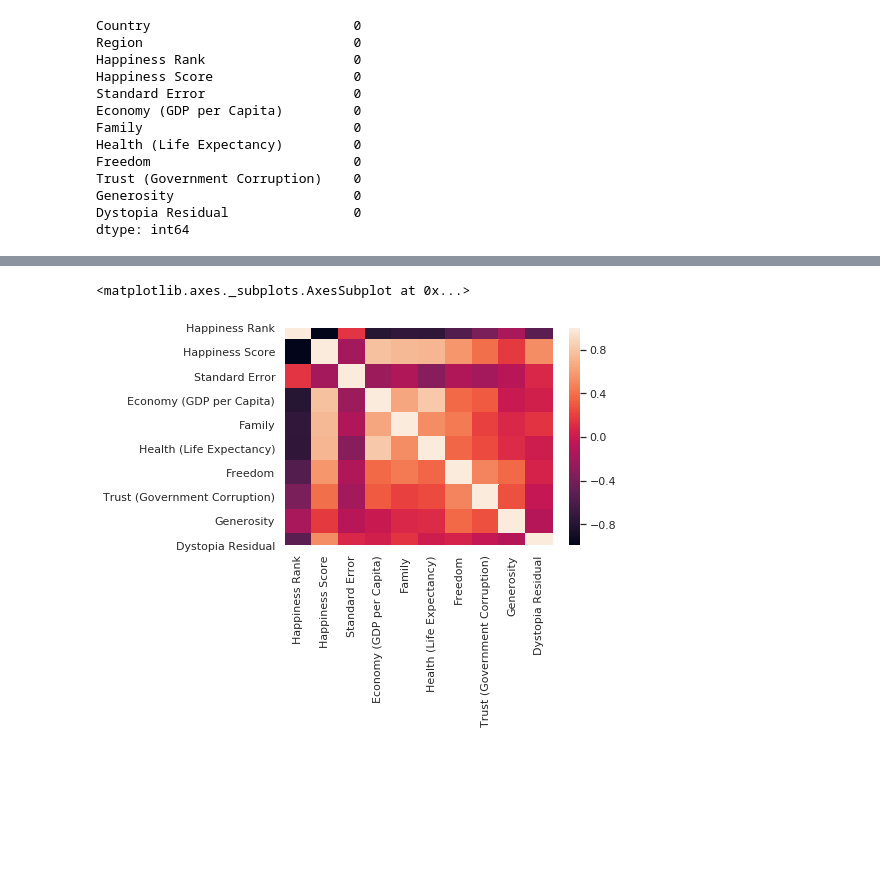
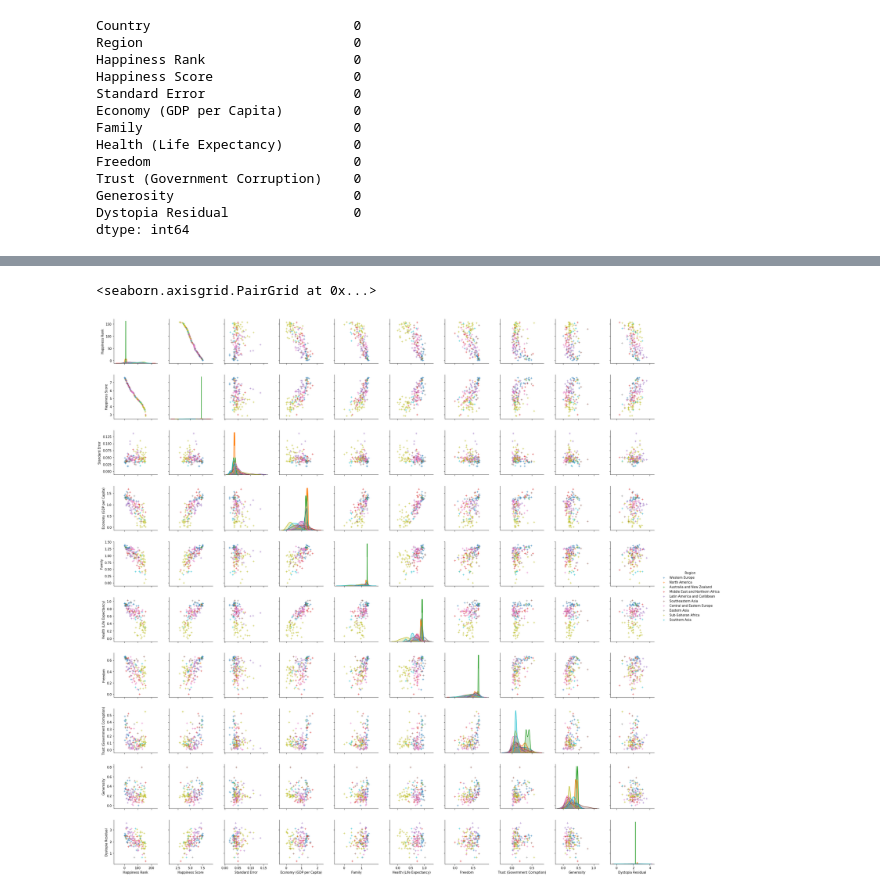
Before and after one commit to loribao/Data_Science_e_Machine_Learning, a Jupyter notebook: codigos/PosGraduacaoRui/AtividadeParaEntregar/AnaliseFelicidade.ipynb, the cells around one changed output, grey strips where cells are left out. Drawn from its saved outputs; the diff is of its cells as text; code cells hidden in the pictures; blank space fills up the shorter version.

Commit message:
Analizando dados por continente

```diff
--- a/codigos/PosGraduacaoRui/AtividadeParaEntregar/AnaliseFelicidade.ipynb
+++ b/codigos/PosGraduacaoRui/AtividadeParaEntregar/AnaliseFelicidade.ipynb
@@ -172,5 +140,0 @@ sns.pairplot(data2015)
-# %%
-sns.heatmap(data2015.corr())
-# %% [output]
-<matplotlib.axes._subplots.AxesSubplot at 0x...>
-[figure, removed]
@@ -182,0 +141,6 @@ sns.heatmap(data2015.corr())
+# %%
+#verificando correlação entre as variaveis por região/continente
+sns.pairplot(data2015 , markers="+",hue="Region")
+# %% [output]
+<seaborn.axisgrid.PairGrid at 0x...>
+[figure, added]
```
Also changed, not shown: parts of 9 cells of this notebook.
